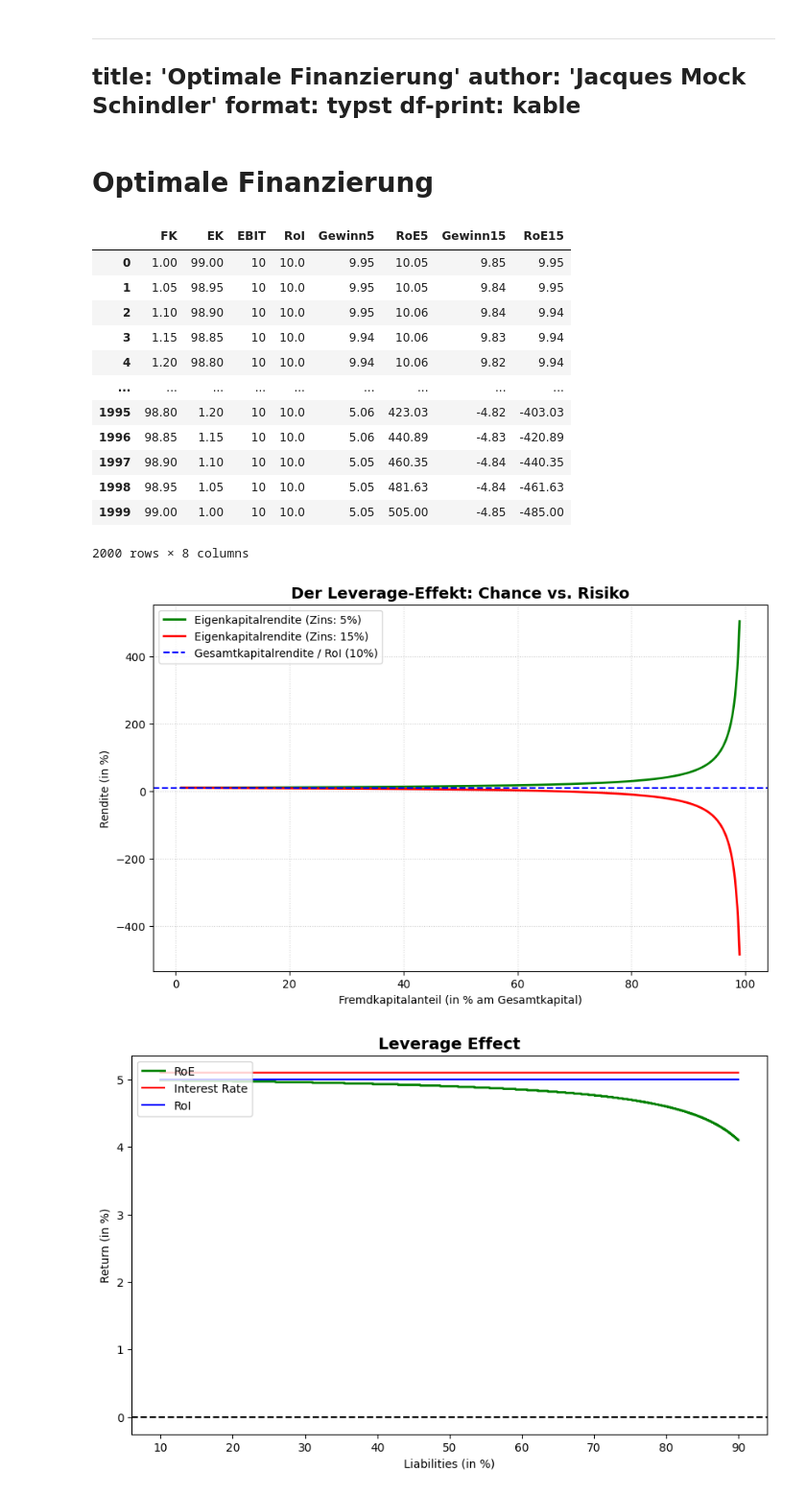
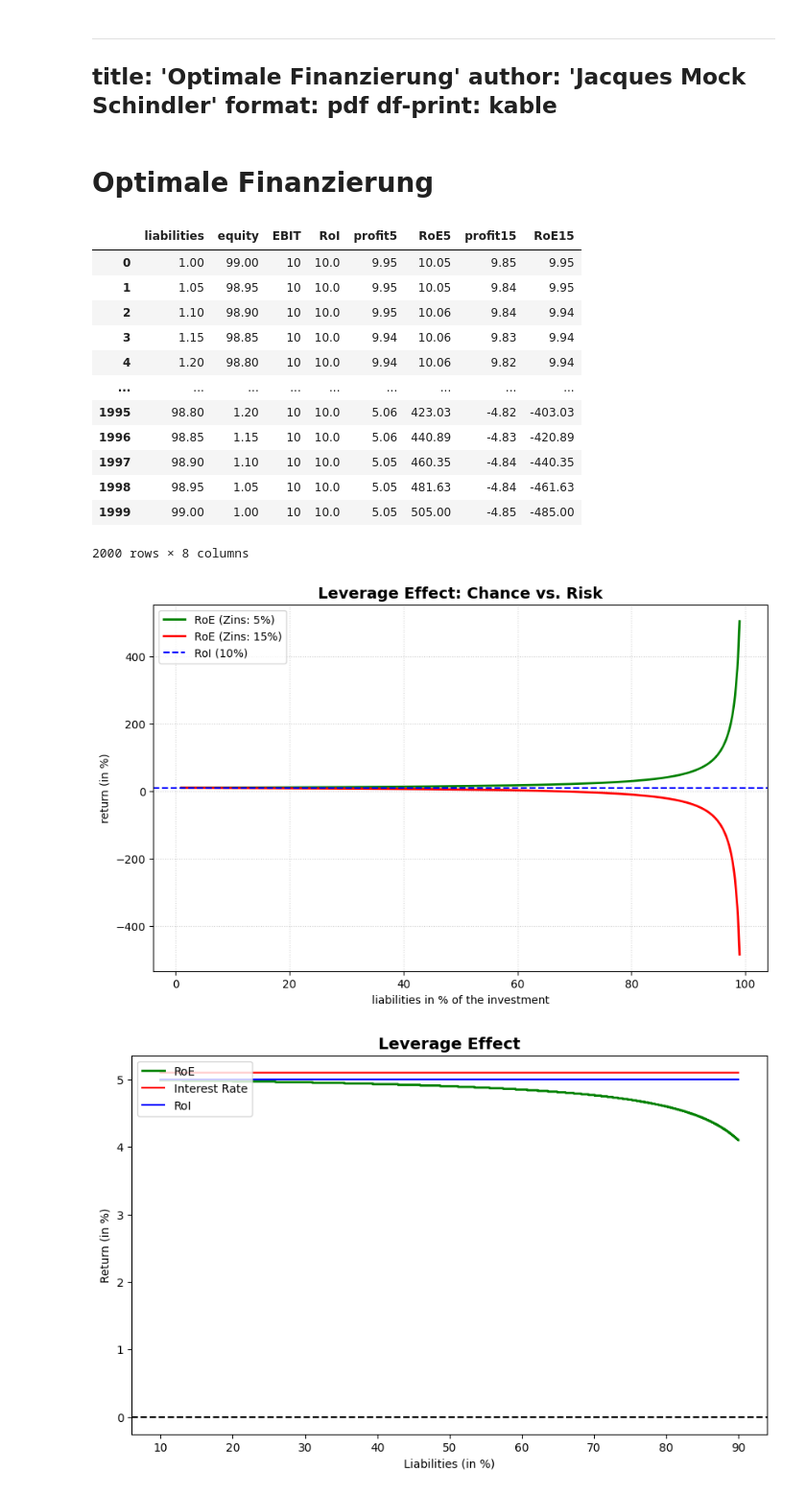
Before and after one commit to SkriptenMk/I_eW_24-28, a Jupyter notebook: files/lektionen_fs26/260603_leverage_effect/draft.ipynb, the cells around one changed output. Shown at 96% size. Cells and saved outputs as stored; diff of their text form; code cells hidden in the pictures.

```diff
--- a/files/lektionen_fs26/260603_leverage_effect/draft.ipynb
+++ b/files/lektionen_fs26/260603_leverage_effect/draft.ipynb
@@ -2,7 +2,7 @@
 ---
 title: 'Optimale Finanzierung'
 author: 'Jacques Mock Schindler'
-format: typst
+format: pdf
 df-print: kable
 ---
 # %% [markdown]
@@ -12,27 +12,27 @@ import numpy as np
 import pandas as pd
 import matplotlib.pyplot as plt
 # %%
-fk = np.linspace(1,99, 2000)
+liabilities = np.linspace(1,99, 2000)
 # %%
-df = pd.DataFrame(fk, columns=['FK'])
-df['EK'] = 100 - df['FK']
+df = pd.DataFrame(liabilities, columns=['liabilities'])
+df['equity'] = 100 - df['liabilities']
 df['EBIT'] = 10
 
 # RoI einheitlich in % (10%)
-df['RoI'] = (df['EBIT'] / (df['FK'] + df['EK'])) * 100
+df['RoI'] = (df['EBIT'] / (df['liabilities'] + df['equity'])) * 100
 
 # Szenario A: Günstiger Zins (5%) -> Positiver Leverage-Effekt
-df['Gewinn5'] = df['EBIT'] - (df['FK'] * 0.05)
-df['RoE5'] = (df['Gewinn5'] / df['EK']) * 100
+df['profit5'] = df['EBIT'] - (df['liabilities'] * 0.05)
+df['RoE5'] = (df['profit5'] / df['equity']) * 100
 
 # Szenario B: Teurer Zins (15%) -> Negativer Leverage-Effekt
-df['Gewinn15'] = df['EBIT'] - (df['FK'] * 0.15)
-df['RoE15'] = (df['Gewinn15'] / df['EK']) * 100
+df['profit15'] = df['EBIT'] - (df['liabilities'] * 0.15)
+df['RoE15'] = (df['profit15'] / df['equity']) * 100
 
 df = df.round(2)
 df
 # %% [output]
-|  | FK | EK | EBIT | RoI | Gewinn5 | RoE5 | Gewinn15 | RoE15 |
+|  | liabilities | equity | EBIT | RoI | profit5 | RoE5 | profit15 | RoE15 |
 | 0 | 1.00 | 99.00 | 10 | 10.0 | 9.95 | 10.05 | 9.85 | 9.95 |
 | 1 | 1.05 | 98.95 | 10 | 10.0 | 9.95 | 10.05 | 9.84 | 9.95 |
 | 2 | 1.10 | 98.90 | 10 | 10.0 | 9.95 | 10.06 | 9.84 | 9.94 |
@@ -48,23 +48,23 @@ df
 # %%
 fig, ax = plt.subplots(figsize=(10, 6))
 
 # Wir plotten gegen das FK auf der X-Achse!
-ax.plot(df['FK'], df['RoE5'], label='Eigenkapitalrendite (Zins: 5%)', color='green', linewidth=2)
-ax.plot(df['FK'], df['RoE15'], label='Eigenkapitalrendite (Zins: 15%)', color='red', linewidth=2)
+ax.plot(df['liabilities'], df['RoE5'], label='RoE (Zins: 5%)', color='green', linewidth=2)
+ax.plot(df['liabilities'], df['RoE15'], label='RoE (Zins: 15%)', color='red', linewidth=2)
 
 # Die Nulllinie für die Gesamtkapitalrendite (RoI)
-ax.axhline(y=10, color='blue', linestyle='--', label='Gesamtkapitalrendite / RoI (10%)')
+ax.axhline(y=10, color='blue', linestyle='--', label='RoI (10%)')
 
 # Beschriftungen vollkommen eindeutig machen
-ax.set_xlabel('Fremdkapitalanteil (in % am Gesamtkapital)')
-ax.set_ylabel('Rendite (in %)')
-ax.set_title('Der Leverage-Effekt: Chance vs. Risiko', fontsize=14, fontweight='bold')
+ax.set_xlabel("liabilities in % of the investment")
+ax.set_ylabel('return (in %)')
+ax.set_title('Leverage Effect: Chance vs. Risk', fontsize=14, fontweight='bold')
 ax.legend(loc='upper left')
 ax.grid(True, linestyle=':', alpha=0.6)
 
 plt.show()
 # %% [output]
-[figure, old version]
+[figure, new version]
 # %%
 from matplotlib import lines
 def plot_leverage(roi: float, interest_rate: float):
```
Also changed, not shown: parts of 2 cells of this notebook, 6 other files.
